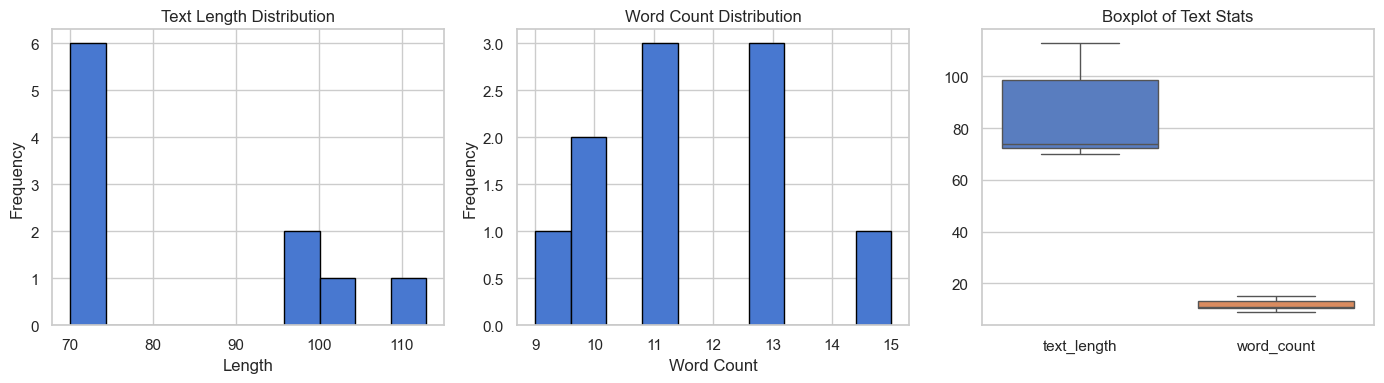
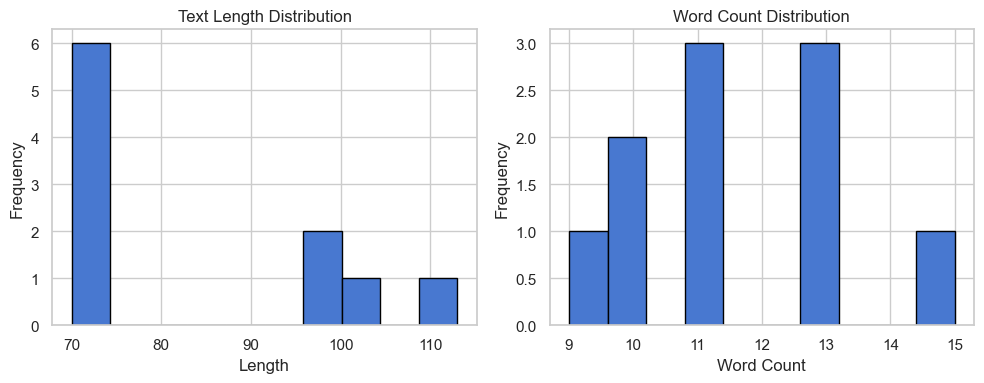
Unified diff of the notebook cell whose output changed from the first chart to the second:
--- before
+++ after
@@ -1,20 +1,22 @@
-# Cell 8 – Visualisation: Text Length & Word Count
-df_no_null['word_count']  = df_no_null['document'].apply(lambda x: len(x.split()))
+# Visualizations: text length distribution, word count distribution
+
+df_no_null['word_count'] = df_no_null['document'].apply(lambda x: len(x.split()))
 df_no_null['text_length'] = df_no_null['document'].apply(len)
 
-fig, axes = plt.subplots(1, 3, figsize=(14, 4))
+plt.figure(figsize=(10, 4))
 
-axes[0].hist(df_no_null['text_length'], bins=10, edgecolor='black')
-axes[0].set_title('Text Length Distribution')
-axes[0].set_xlabel('Length')
-axes[0].set_ylabel('Frequency')
+# Text Length Histogram
+plt.subplot(1, 2, 1)
+plt.hist(df_no_null['text_length'], bins=10, edgecolor='black')
+plt.title('Text Length Distribution')
+plt.xlabel('Length')
+plt.ylabel('Frequency')
 
-axes[1].hist(df_no_null['word_count'], bins=10, edgecolor='black')
-axes[1].set_title('Word Count Distribution')
-axes[1].set_xlabel('Word Count')
-axes[1].set_ylabel('Frequency')
-
-sns.boxplot(data=df_no_null[['text_length', 'word_count']], ax=axes[2])
-axes[2].set_title('Boxplot of Text Stats')
+# Word Count Histogram
+plt.subplot(1, 2, 2)
+plt.hist(df_no_null['word_count'], bins=10, edgecolor='black')
+plt.title('Word Count Distribution')
+plt.xlabel('Word Count')
+plt.ylabel('Frequency')
 
 plt.tight_layout()

Commit: Update execution counts and add missing output for data analysis in Jupyter notebooks 8 and 9; remove unnecessary print statements in notebook 9.